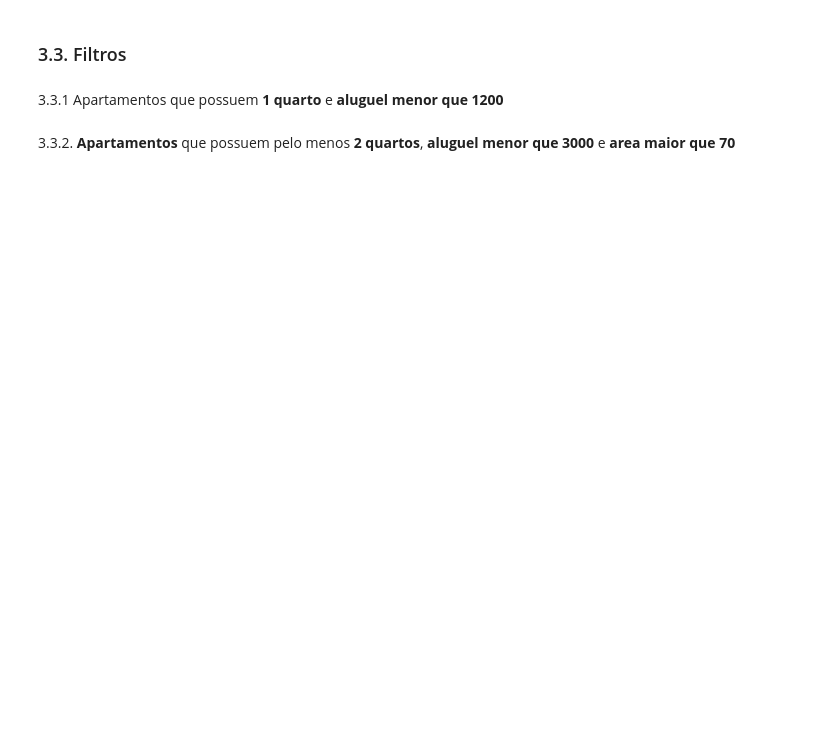
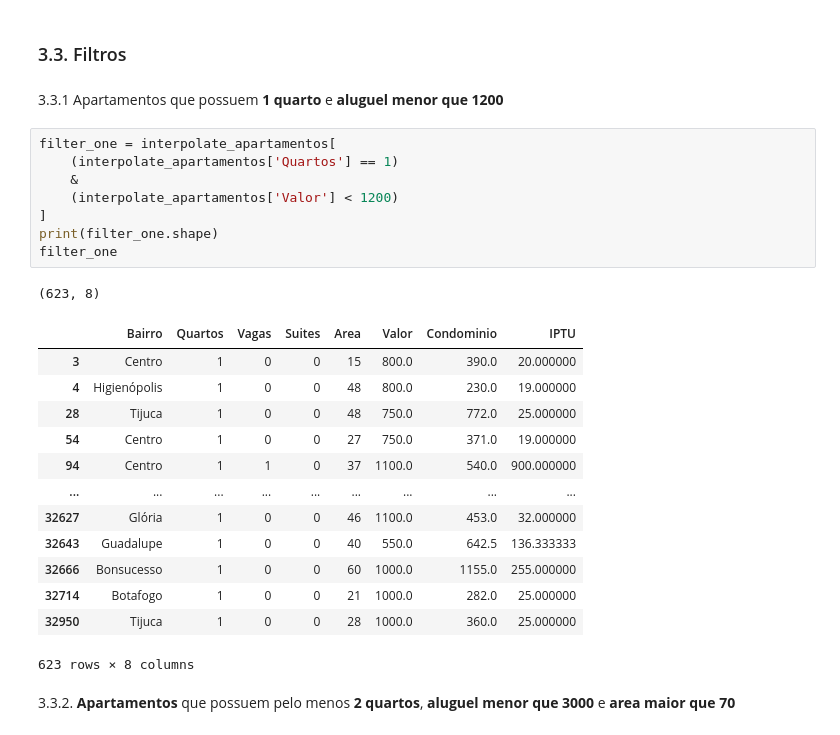
Before and after one commit to KaelDucatti/estudos-ds, a Jupyter notebook: python_for_ds/04_pandas_first_step/notebook_inicial.ipynb, the cells around one changed output. Saved outputs shown, nothing was run; the diff lists cells and outputs as text; blank space fills up the shorter version.

```diff
--- a/python_for_ds/04_pandas_start/notebook_inicial.ipynb
+++ b/python_for_ds/04_pandas_first_step/notebook_inicial.ipynb
@@ -449,5 +492,28 @@ dtype: int64
 ### 3.3. Filtros
 # %% [markdown]
 3.3.1 Apartamentos que possuem **1 quarto** e **aluguel menor que 1200**
+# %%
+filter_one = interpolate_apartamentos[
+    (interpolate_apartamentos['Quartos'] == 1)
+    &
+    (interpolate_apartamentos['Valor'] < 1200)
+]
+print(filter_one.shape)
+filter_one
+# %% [output]
+(623, 8)
+|  | Bairro | Quartos | Vagas | Suites | Area | Valor | Condominio | IPTU |
+| 3 | Centro | 1 | 0 | 0 | 15 | 800.0 | 390.0 | 20.000000 |
+| 4 | Higienópolis | 1 | 0 | 0 | 48 | 800.0 | 230.0 | 19.000000 |
+| 28 | Tijuca | 1 | 0 | 0 | 48 | 750.0 | 772.0 | 25.000000 |
+| 54 | Centro | 1 | 0 | 0 | 27 | 750.0 | 371.0 | 19.000000 |
+| 94 | Centro | 1 | 1 | 0 | 37 | 1100.0 | 540.0 | 900.000000 |
+| ... | ... | ... | ... | ... | ... | ... | ... | ... |
+| 32627 | Glória | 1 | 0 | 0 | 46 | 1100.0 | 453.0 | 32.000000 |
+| 32643 | Guadalupe | 1 | 0 | 0 | 40 | 550.0 | 642.5 | 136.333333 |
+| 32666 | Bonsucesso | 1 | 0 | 0 | 60 | 1000.0 | 1155.0 | 255.000000 |
+| 32714 | Botafogo | 1 | 0 | 0 | 21 | 1000.0 | 282.0 | 25.000000 |
+| 32950 | Tijuca | 1 | 0 | 0 | 28 | 1000.0 | 360.0 | 25.000000 |
+623 rows × 8 columns
 # %% [markdown]
 3.3.2. **Apartamentos** que possuem pelo menos **2 quartos**, **aluguel menor que 3000** e **area maior que 70**
```
Also changed, not shown: parts of 11 cells of this notebook, 3 other files.
